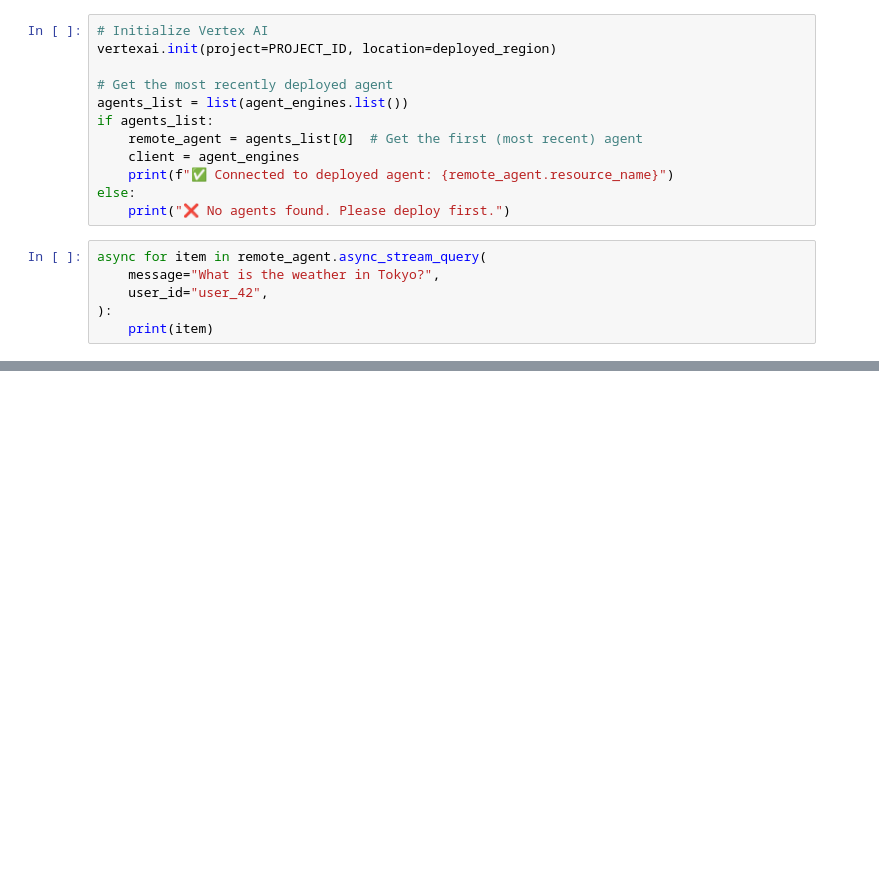
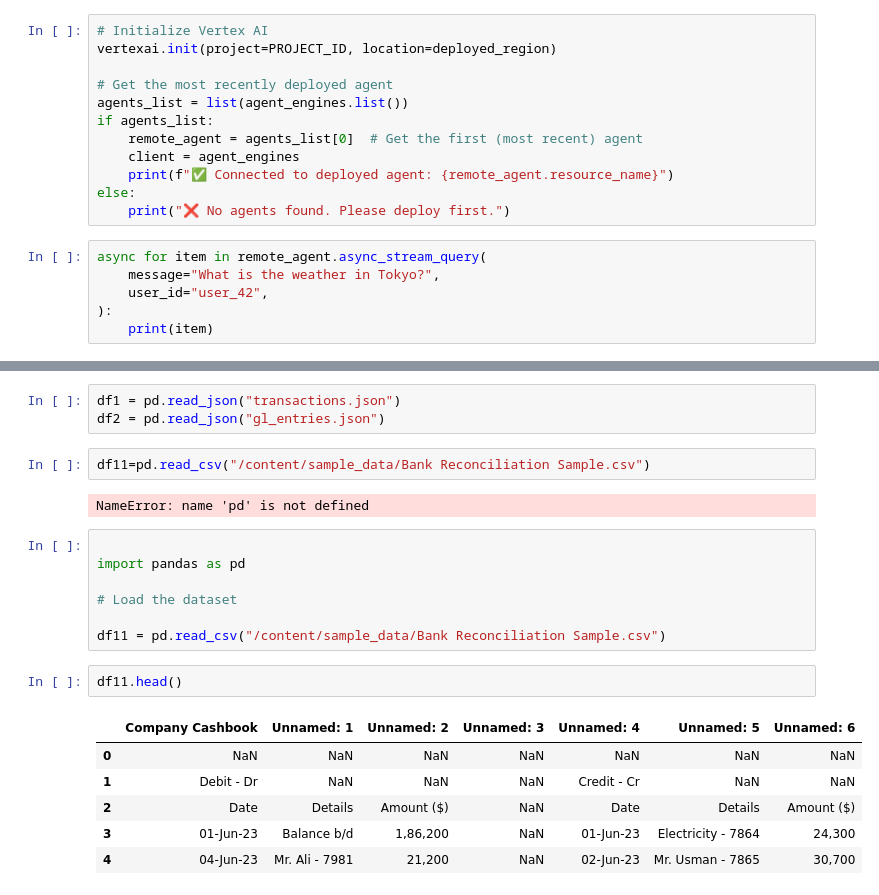
Before and after one commit to Codebasedesign24/AgenticAI_Google-, a Jupyter notebook: FRA.ipynb, the cells around one changed output, grey strips where cells are left out. Drawn from its saved outputs; the diff is of its cells as text; blank space fills up the shorter version.

```diff
--- a/FRA.ipynb
+++ b/FRA.ipynb
@@ -304,0 +2862,23 @@ async for item in remote_agent.async_stream_query(
+# %%
+df1 = pd.read_json("transactions.json")
+df2 = pd.read_json("gl_entries.json")
+# %%
+df11=pd.read_csv("/content/sample_data/Bank Reconciliation Sample.csv")
+# %% [output]
+NameError: name 'pd' is not defined
+# %%
+
+import pandas as pd
+
+# Load the dataset
+
+df11 = pd.read_csv("/content/sample_data/Bank Reconciliation Sample.csv")
+# %%
+df11.head()
+# %% [output]
+|  | Company Cashbook | Unnamed: 1 | Unnamed: 2 | Unnamed: 3 | Unnamed: 4 | Unnamed: 5 | Unnamed: 6 |
+| 0 | NaN | NaN | NaN | NaN | NaN | NaN | NaN |
+| 1 | Debit - Dr | NaN | NaN | NaN | Credit - Cr | NaN | NaN |
+| 2 | Date | Details | Amount ($) | NaN | Date | Details | Amount ($) |
+| 3 | 01-Jun-23 | Balance b/d | 1,86,200 | NaN | 01-Jun-23 | Electricity - 7864 | 24,300 |
+| 4 | 04-Jun-23 | Mr. Ali - 7981 | 21,200 | NaN | 02-Jun-23 | Mr. Usman - 7865 | 30,700 |
```
Also changed, not shown: parts of 20 cells of this notebook.
